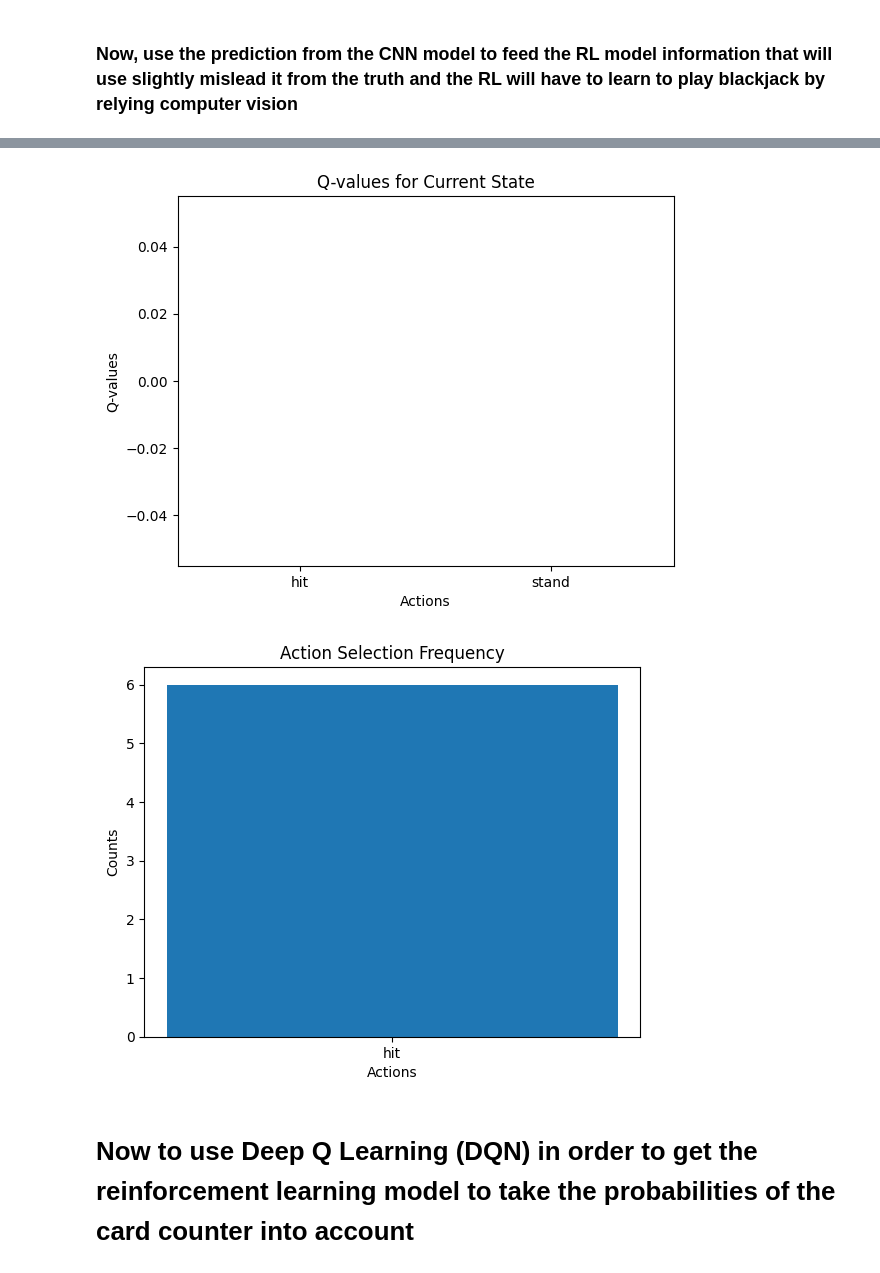
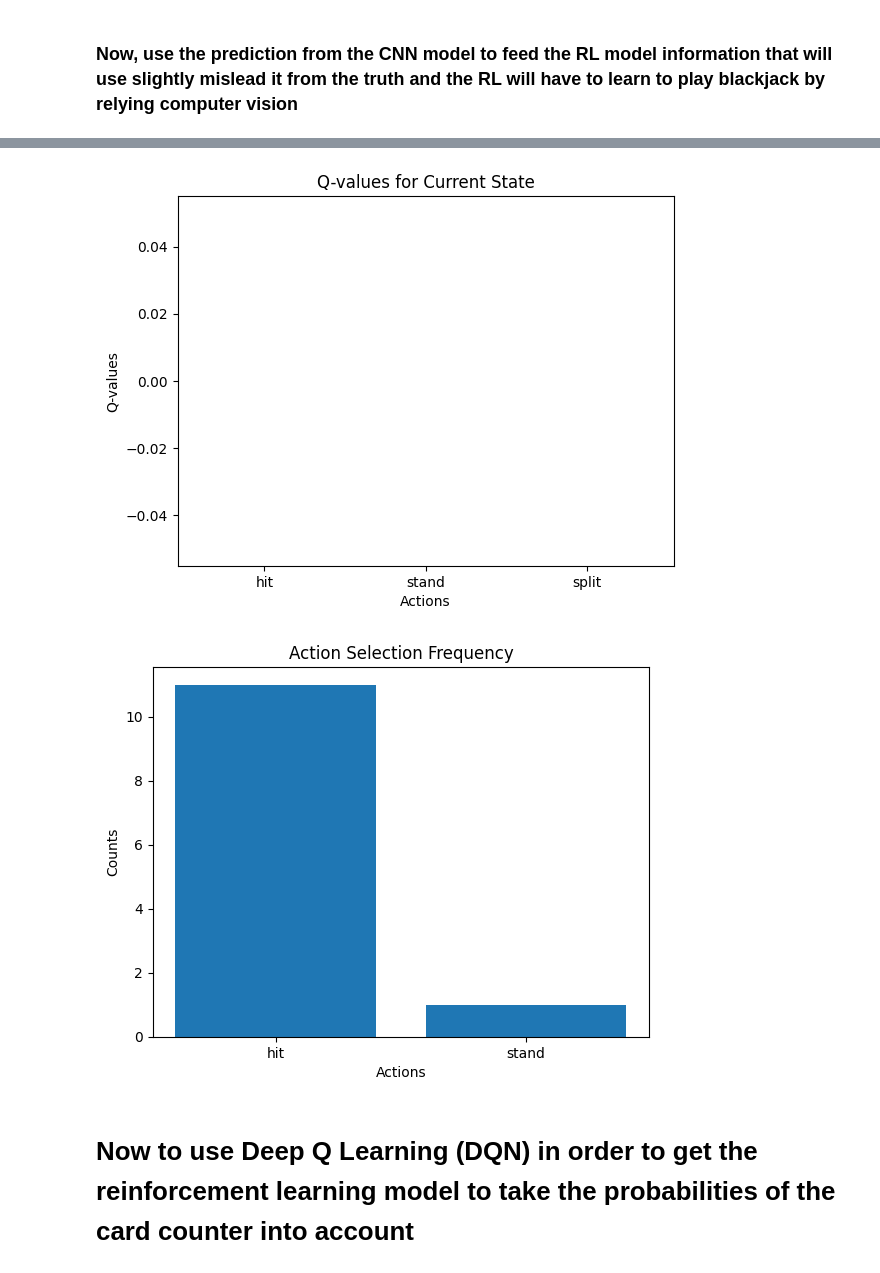
Before and after one commit to amrambouskila/BlackJackAI, a Jupyter notebook: BlackJackAI.ipynb, the cells around one changed output, grey strips where cells are left out. Saved outputs shown, nothing was run; the diff lists cells and outputs as text; code cells hidden in the pictures.

```diff
--- a/BlackJackAI.ipynb
+++ b/BlackJackAI.ipynb
@@ -106,7 +111,7 @@ def train_model(data_path: str = './data', epochs: int = 100):
 
     return model
 # %%
-model = train_model(epochs=25)
+model = train_model(epochs=5)
 # %% [output]
 Found 7624 images belonging to 53 classes.
 Found 265 images belonging to 53 classes.
@@ -943,7 +1222,7 @@ class BlackjackRL:
 # %%
 # Initialize environment and agent
 env = BlackjackEnvironment(cnn_model=model, n_decks=8)
-actions = ['hit', 'stand']
+actions = ['hit', 'stand', 'split']
 agent = QLearningAgent(state_space=None, action_space=actions)
 
 # Create and start the GUI
@@ -954,7 +1233,7 @@ app = BlackjackRL(
     environment=env,
     train_episodes=1000,
     test_episodes=100,
-    cnn_model_path='./models/25_model.h5',
+    cnn_model_path='./models/5_model.h5',
     rl_model_path='./models/q_learning_model.pkl'
 )
 
@@ -975,5 +1261,5 @@ Found 265 images belonging to 53 classes.
-[figure, old version]
+[figure, new version]
-[figure, old version]
+[figure, new version]
 # %% [markdown]
 # Now to use Deep Q Learning (DQN) in order to get the reinforcement learning model to take the probabilities of the card counter into account
 # %%
```
Also changed, not shown: parts of 9 cells of this notebook, 1 other file.
